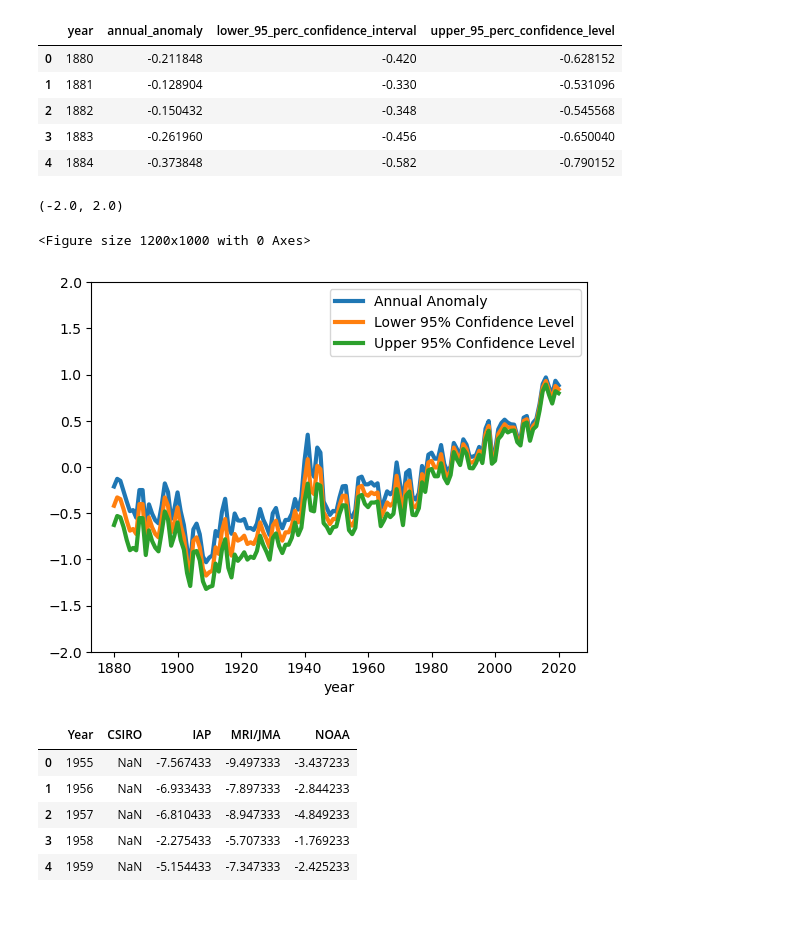
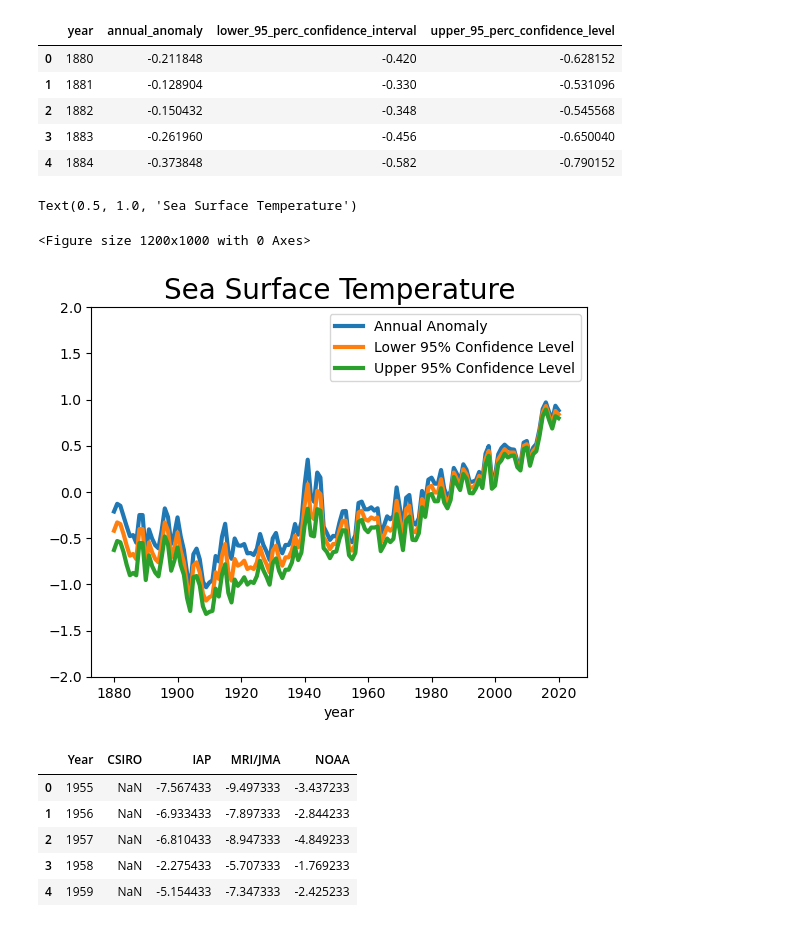
Before and after one commit to treybourgeois/nss_capstone_2021, a Jupyter notebook: data2/capstone_notebook.ipynb, the cells around one changed output. Saved outputs shown, nothing was run; the diff lists cells and outputs as text; code cells hidden in the pictures.

```diff
--- a/data2/capstone_notebook.ipynb
+++ b/data2/capstone_notebook.ipynb
@@ -153,14 +155,15 @@ sea_surf_temp.head()
 # %%
 #reference: https://www.epa.gov/climate-indicators/climate-change-indicators-sea-surface-temperature
 #plotting sea surface temperature across years
 #come back to this to figure out why y axis isn't cooperating as it was before
 plt.figure(figsize=(12,10))
 sea_surf_temp.plot(x='year', y = ['annual_anomaly', 'lower_95_perc_confidence_interval', 'upper_95_perc_confidence_level'], label=['Annual Anomaly', 'Lower 95% Confidence Level', 'Upper 95% Confidence Level'],linewidth=3)
 plt.ylim((-2, 2))
+plt.title('Sea Surface Temperature', fontsize=20)
 # %% [output]
-(-2.0, 2.0)
+Text(0.5, 1.0, 'Sea Surface Temperature')
 <Figure size 1200x1000 with 0 Axes>
-[figure, old version]
+[figure, new version]
 # %%
 #Importing Ocean Heat DF. Different agencies results, US, JAPAN, AUSTRALIA, CHINA
 ocean_heat = pd.read_csv('ocean-heat.csv')
```
Also changed, not shown: parts of 7 cells of this notebook.
